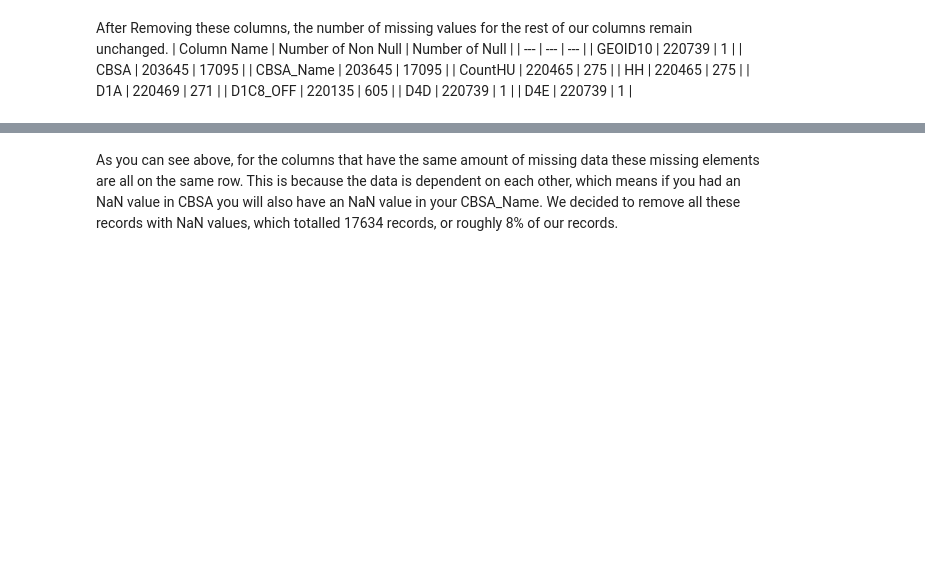
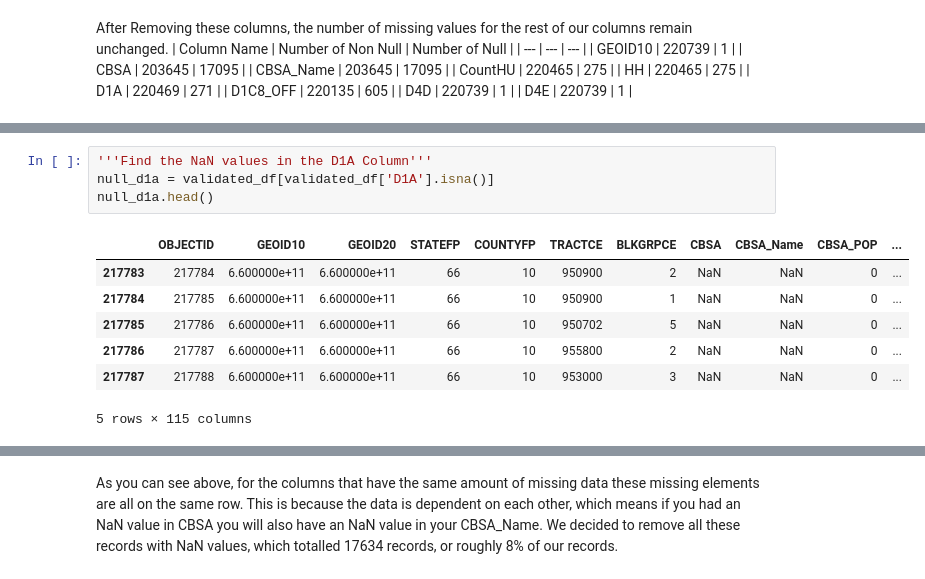
Before and after one commit to UC-Berkeley-I-School/datasci200_project2_stein_peteh_manzano, a Jupyter notebook: ES-Project2-Initial-Walkability_EDA.ipynb, the cells around one changed output, grey strips where cells are left out. Drawn from its saved outputs; the diff is of its cells as text; blank space fills up the shorter version.

```diff
--- a/ES-Project2-Initial-Walkability_EDA.ipynb
+++ b/ES-Project2-Initial-Walkability_EDA.ipynb
@@ -171,0 +194,12 @@ memory usage: 179.8+ MB
+# %%
+'''Find the NaN values in the D1A Column'''
+null_d1a = validated_df[validated_df['D1A'].isna()]
+null_d1a.head()
+# %% [output]
+|  | OBJECTID | GEOID10 | GEOID20 | STATEFP | COUNTYFP | TRACTCE | BLKGRPCE | CBSA | CBSA_Name | CBSA_POP | ... |
+| 217783 | 217784 | 6.600000e+11 | 6.600000e+11 | 66 | 10 | 950900 | 2 | NaN | NaN | 0 | ... |
+| 217784 | 217785 | 6.600000e+11 | 6.600000e+11 | 66 | 10 | 950900 | 1 | NaN | NaN | 0 | ... |
+| 217785 | 217786 | 6.600000e+11 | 6.600000e+11 | 66 | 10 | 950702 | 5 | NaN | NaN | 0 | ... |
+| 217786 | 217787 | 6.600000e+11 | 6.600000e+11 | 66 | 10 | 955800 | 2 | NaN | NaN | 0 | ... |
+| 217787 | 217788 | 6.600000e+11 | 6.600000e+11 | 66 | 10 | 953000 | 3 | NaN | NaN | 0 | ... |
+5 rows × 115 columns
```
Also changed, not shown: parts of 12 cells of this notebook, 1 other file.
